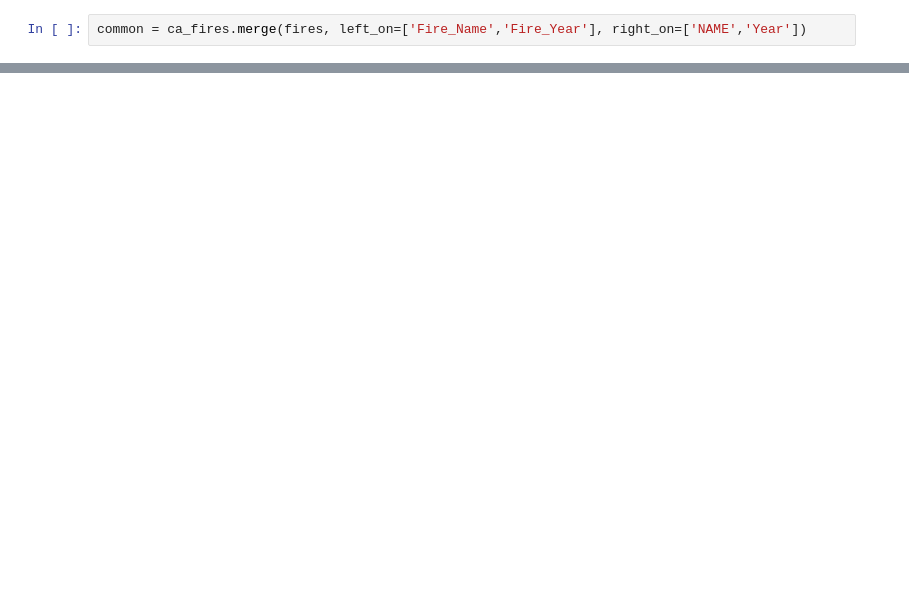
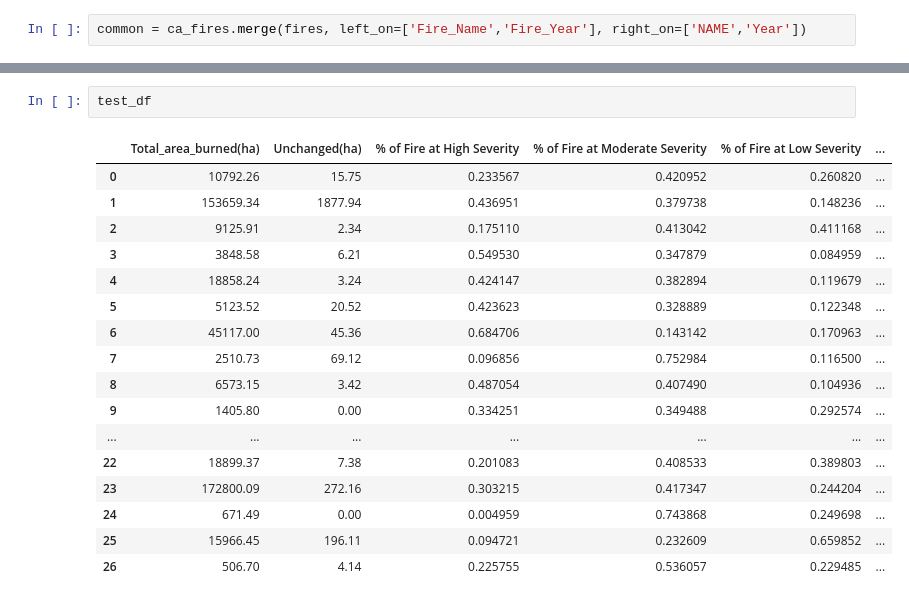
Before and after one commit to minhokim93/burnseverityML, a Jupyter notebook: notebooks/data_exploration_burn_severity.ipynb, the cells around one changed output, grey strips where cells are left out. Drawn from its saved outputs; the diff is of its cells as text; blank space fills up the shorter version.

```diff
--- a/notebooks/data_exploration_burn_severity.ipynb
+++ b/notebooks/data_exploration_burn_severity.ipynb
@@ -190,0 +228,20 @@ len(fires['Fire Name'].unique())
+# %%
+test_df
+# %% [output]
+|  | Total_area_burned(ha) | Unchanged(ha) | % of Fire at High Severity | % of Fire at Moderate Severity | % of Fire at Low Severity | ... |
+| 0 | 10792.26 | 15.75 | 0.233567 | 0.420952 | 0.260820 | ... |
+| 1 | 153659.34 | 1877.94 | 0.436951 | 0.379738 | 0.148236 | ... |
+| 2 | 9125.91 | 2.34 | 0.175110 | 0.413042 | 0.411168 | ... |
+| 3 | 3848.58 | 6.21 | 0.549530 | 0.347879 | 0.084959 | ... |
+| 4 | 18858.24 | 3.24 | 0.424147 | 0.382894 | 0.119679 | ... |
+| 5 | 5123.52 | 20.52 | 0.423623 | 0.328889 | 0.122348 | ... |
+| 6 | 45117.00 | 45.36 | 0.684706 | 0.143142 | 0.170963 | ... |
+| 7 | 2510.73 | 69.12 | 0.096856 | 0.752984 | 0.116500 | ... |
+| 8 | 6573.15 | 3.42 | 0.487054 | 0.407490 | 0.104936 | ... |
+| 9 | 1405.80 | 0.00 | 0.334251 | 0.349488 | 0.292574 | ... |
+| ... | ... | ... | ... | ... | ... | ... |
+| 22 | 18899.37 | 7.38 | 0.201083 | 0.408533 | 0.389803 | ... |
+| 23 | 172800.09 | 272.16 | 0.303215 | 0.417347 | 0.244204 | ... |
+| 24 | 671.49 | 0.00 | 0.004959 | 0.743868 | 0.249698 | ... |
+| 25 | 15966.45 | 196.11 | 0.094721 | 0.232609 | 0.659852 | ... |
+| 26 | 506.70 | 4.14 | 0.225755 | 0.536057 | 0.229485 | ... |
```
Also changed, not shown: parts of 46 cells of this notebook, 4 other files.
